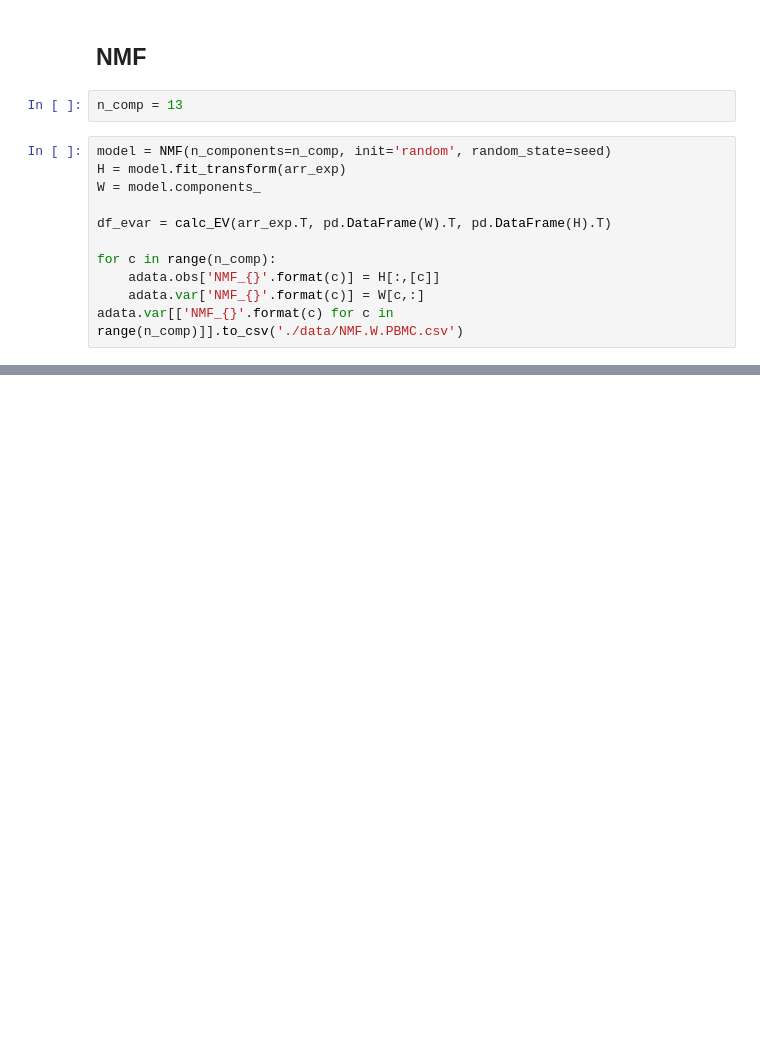
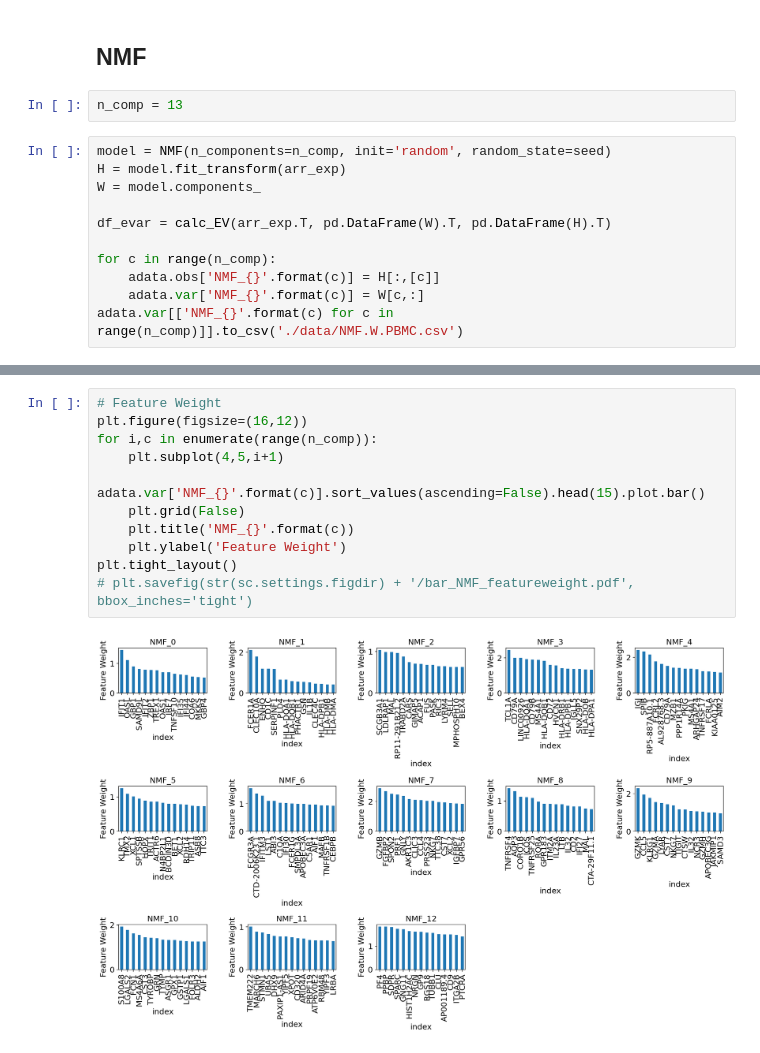
Before and after one commit to yyoshiaki/NMFprojection, a Jupyter notebook: PBMC.ipynb, the cells around one changed output, grey strips where cells are left out. Cells and saved outputs as stored; diff of their text form; blank space fills up the shorter version.

```diff
--- a/PBMC.ipynb
+++ b/PBMC.ipynb
@@ -187,3 +190,16 @@ plt.tight_layout()
+# %%
+# Feature Weight
+plt.figure(figsize=(16,12))
+for i,c in enumerate(range(n_comp)):
+    plt.subplot(4,5,i+1)
+    adata.var['NMF_{}'.format(c)].sort_values(ascending=False).head(15).plot.bar()
+    plt.grid(False)
+    plt.title('NMF_{}'.format(c))
+    plt.ylabel('Feature Weight')
+plt.tight_layout()
+# plt.savefig(str(sc.settings.figdir) + '/bar_NMF_featureweight.pdf', bbox_inches='tight')
+# %% [output]
+[figure, added]
 # %%
 sc.pl.umap(adata, color=['NMF_{}'.format(c) for c in range(n_comp)], cmap='cividis')
 # %% [output]
```
Also changed, not shown: parts of 10 cells of this notebook.
